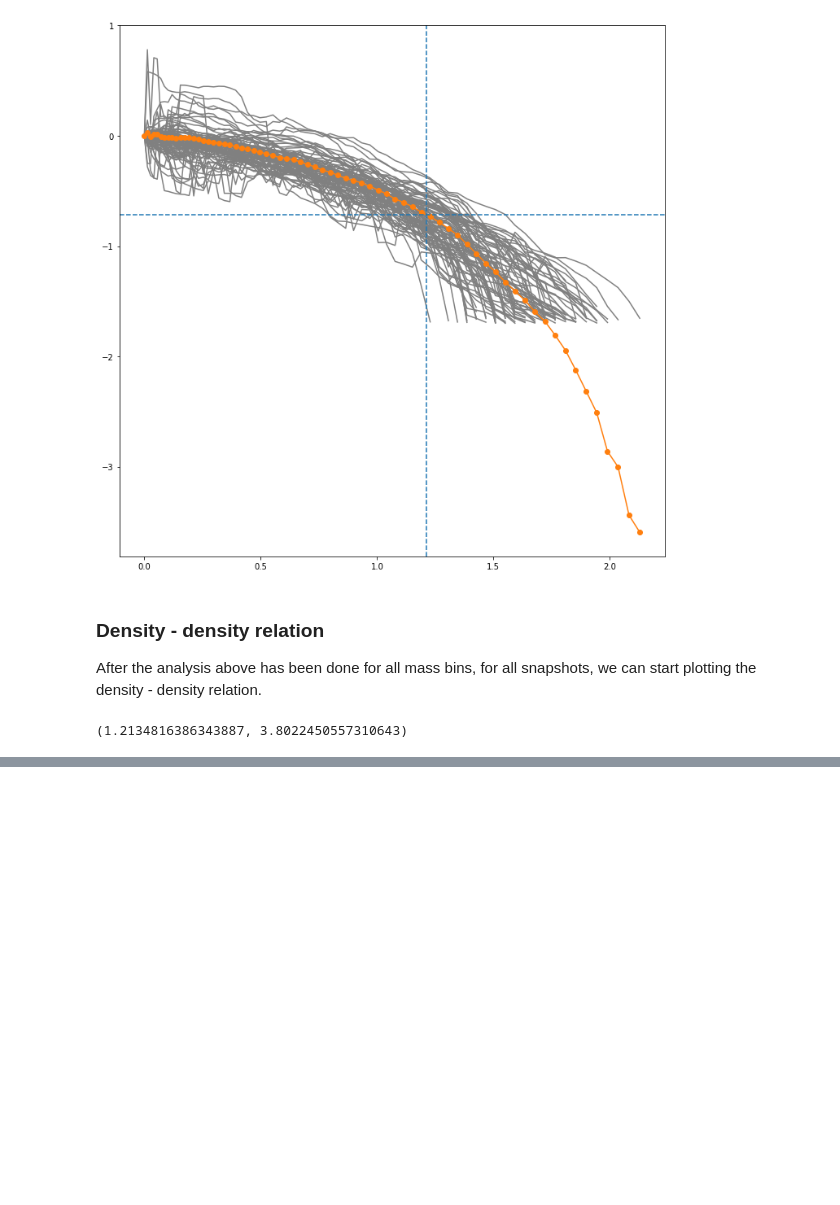
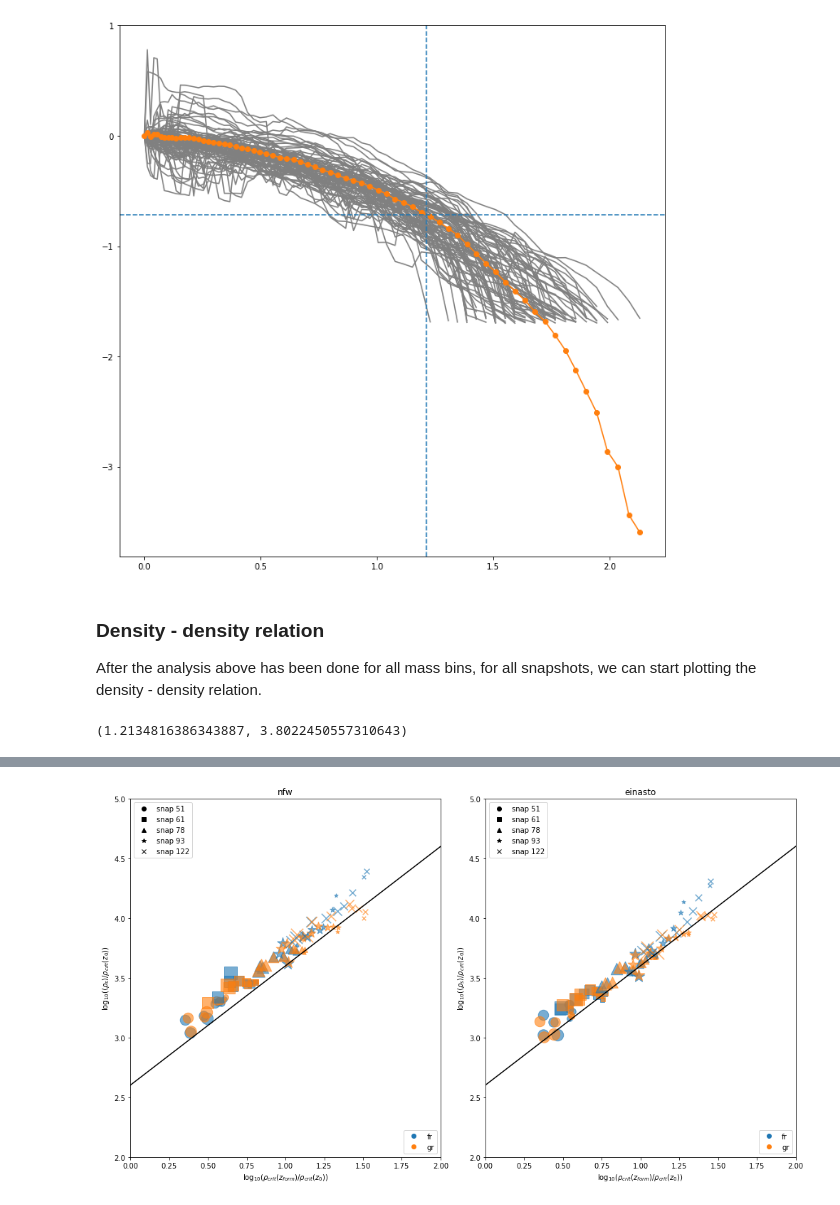
Before and after one commit to oleskiewicz/hbtp, a Jupyter notebook: notebook.ipynb, the cells around one changed output, grey strips where cells are left out. Saved outputs shown, nothing was run; the diff lists cells and outputs as text; code cells hidden in the pictures; blank space fills up the shorter version.

```diff
--- a/notebook.ipynb
+++ b/notebook.ipynb
@@ -157,12 +157,4 @@ After the analysis above has been done for all mass bins, for all snapshots, we
 rho_f, rho_s
 # %% [output]
 (1.2134816386343887, 3.8022450557310643)
-# %%
-ds = {g: np.genfromtxt('/gpfs/data/dc-oles1/merger_trees/output/%s/einasto.csv'%g,\
-    delimiter=',', skip_header=1, dtype=np.dtype([\
-    ('snap',int),\
-    ('bin',int),\
-    ('rho_f',float),\
-    ('rho_s',float),\
-])) for g in ['gr', 'fr']}
 # %%
@@ -194,0 +190,26 @@ plt.gca().add_artist(l1)
+# %%
+def read():
+    ds = pd.DataFrame()
+
+    for g in ['gr', 'fr']:
+        for p in ['nfw', 'einasto']:
+            _ = pd.read_csv('/gpfs/data/dc-oles1/merger_trees/output/%s/%s.csv' % (g, p))
+            _['g'] = g
+            ds = pd.concat([ds, _])
+
+    ds = ds.reset_index()
+    del ds['index']
+
+    return ds
+# %%
+d = read()
+
+fig, ax = plt.subplots(1, 2, figsize=(14, 8))
+
+for i,p in enumerate(['nfw', 'einasto']):
+    plot(ax[i], d[d['profile'] == p])
+    ax[i].set_title(p)
+
+fig.tight_layout()
+# %% [output]
+[figure, added]
```
Also changed, not shown: parts of 3 cells of this notebook, 1 other file.
